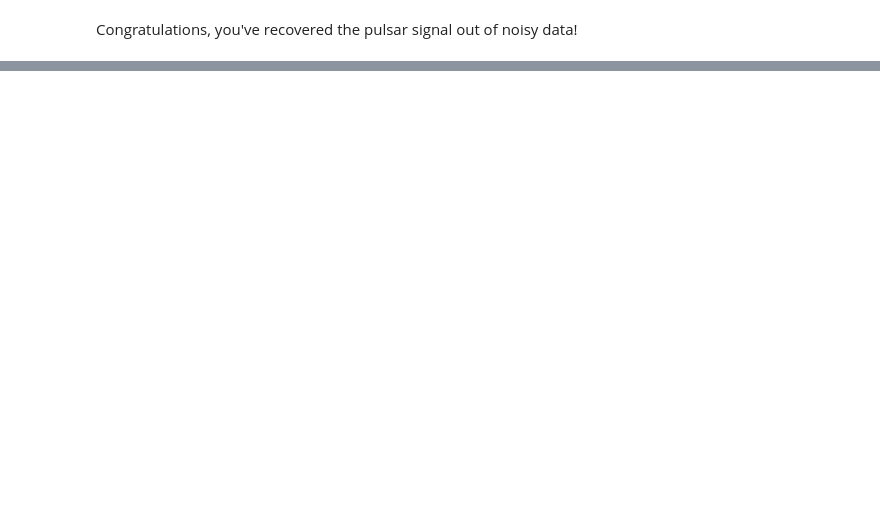
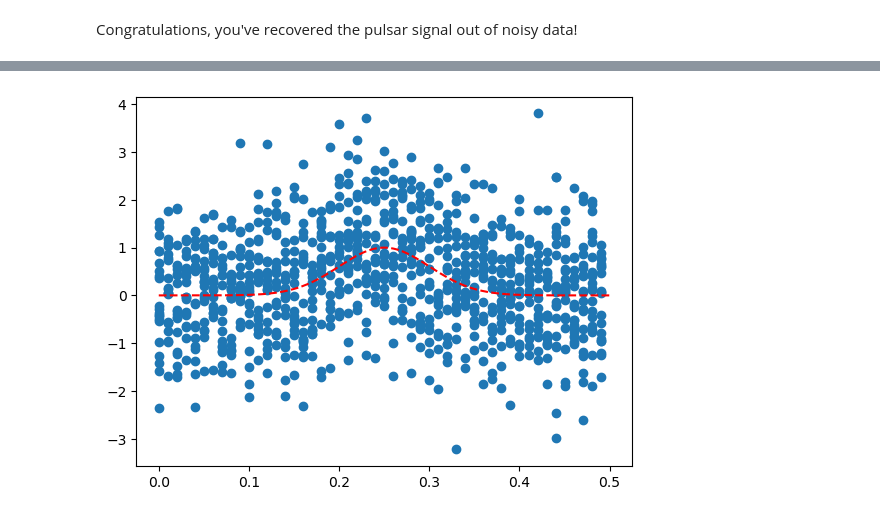
Before and after one commit to mcerep/Lighthouse, a Jupyter notebook: Lighthouse2_AnswerKey.ipynb, the cells around one changed output, grey strips where cells are left out. Drawn from its saved outputs; the diff is of its cells as text; code cells hidden in the pictures; blank space fills up the shorter version.

```diff
--- a/Lighthouse2_AnswerKey.ipynb
+++ b/Lighthouse2_AnswerKey.ipynb
@@ -346,0 +350,18 @@ Congratulations, you've recovered the pulsar signal out of noisy data!
+# %%
+data = np.zeros(steps)
+mu = start + period/2
+while mu < end:
+    data = data + gaussian(times, mu, sigma)
+    mu = mu + period
+
+spread = 1
+noise = np.random.normal(center, spread, len(data))
+data = data + noise
+
+timesfolded = times % period
+
+plt.scatter(timesfolded, data)
+plt.plot(shorttimes, shortpulse, color = "r", linestyle = "--")
+plt.show()
+# %% [output]
+[figure, added]
```
Also changed, not shown: parts of 39 cells of this notebook, 6 other files.
